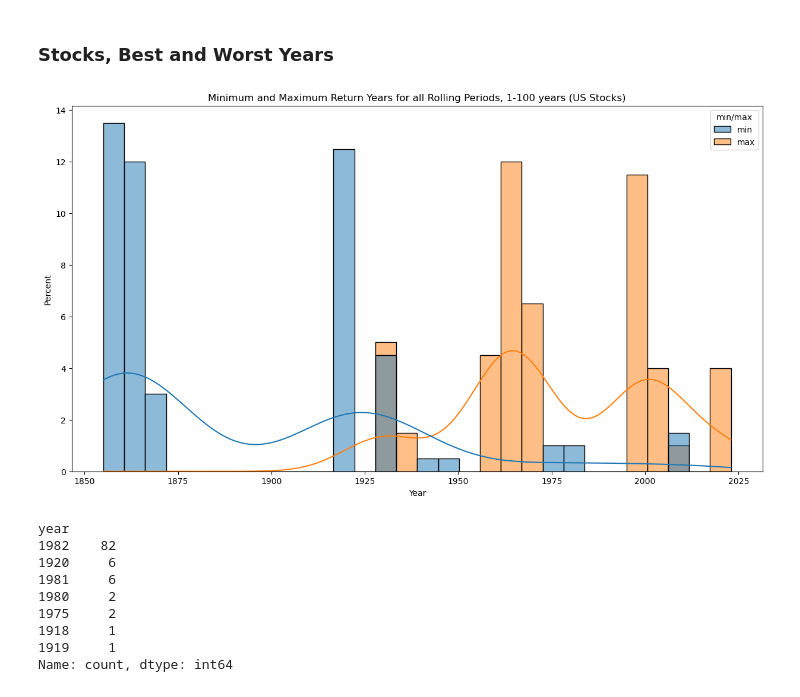
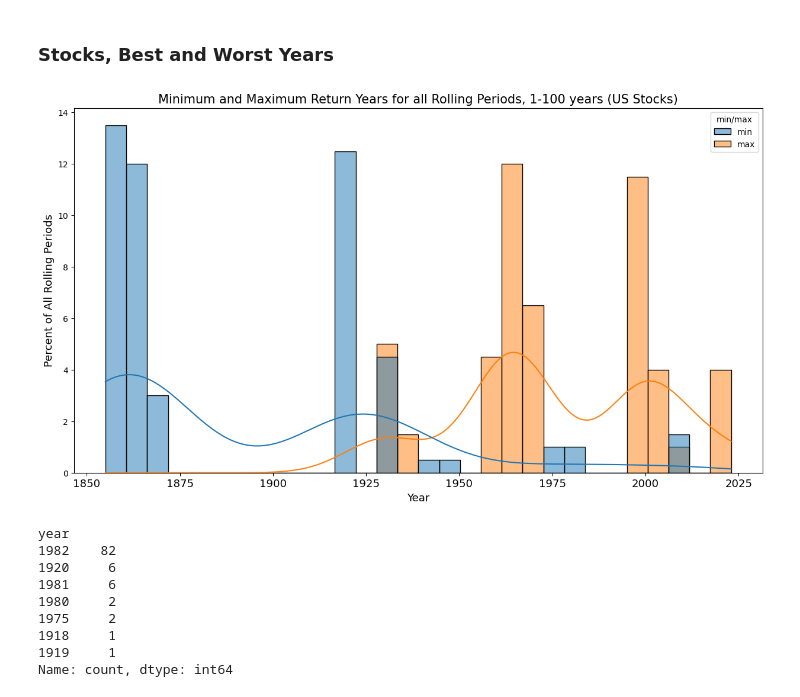
Before and after one commit to StarkArk/The_Long_View_Stocks_Bonds, a Jupyter notebook: stock_bond_return_analysis.ipynb, the cells around one changed output. Drawn from its saved outputs; the diff is of its cells as text; code cells hidden in the pictures.

```diff
--- a/stock_bond_return_analysis.ipynb
+++ b/stock_bond_return_analysis.ipynb
@@ -991,17 +991,20 @@ s_year_minmax_cagr = pd.DataFrame.from_dict(s_year_minmax_cagr_dict)
 # %%
 # Histogram comparing all the min and max cagr years for 1-100 year roll periods
 plt.figure(figsize=(15,8))
 
 sns.histplot(s_year_minmax_cagr, x='year', hue='min/max', bins=30, kde = True, stat='percent')
 
-plt.title('Minimum and Maximum Return Years for all Rolling Periods, 1-100 years (US Stocks)')
-plt.xlabel('Year')
+plt.title('Minimum and Maximum Return Years for all Rolling Periods, 1-100 years (US Stocks)',
+          fontsize=15)
+plt.xlabel('Year', fontsize=13)
+plt.ylabel('Percent of All Rolling Periods', fontsize=13)
+plt.xticks(fontsize=13)
 
 plt.savefig("Images/stocks_best_worst_years_rolling_1to100")
 
 plt.show()
 # %% [output]
-[figure, old version]
+[figure, new version]
 # %%
 b_year_min_dict = {"year":[], "min_cagr":[], "term":[]}
 b_year_max_dict = {"year":[], "max_cagr":[], "term":[]}
```
Also changed, not shown: 7 other files.
